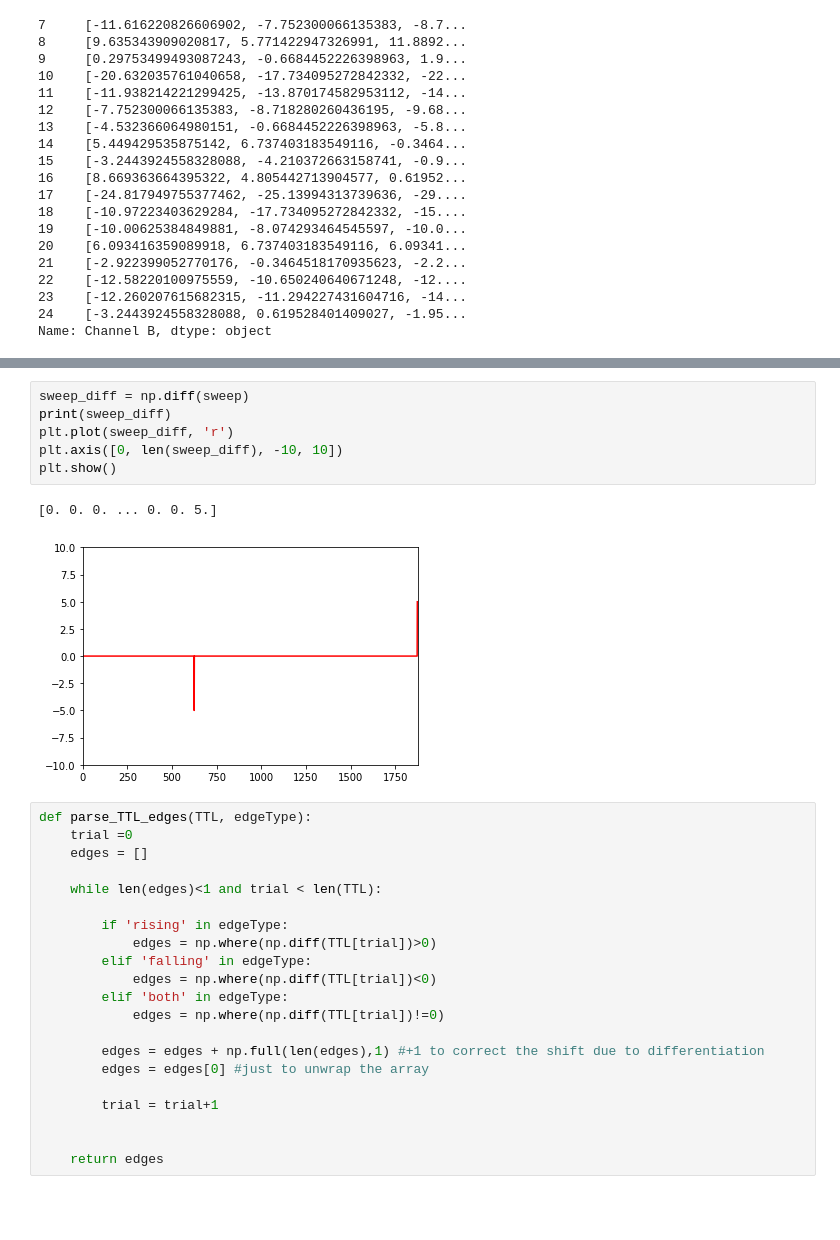
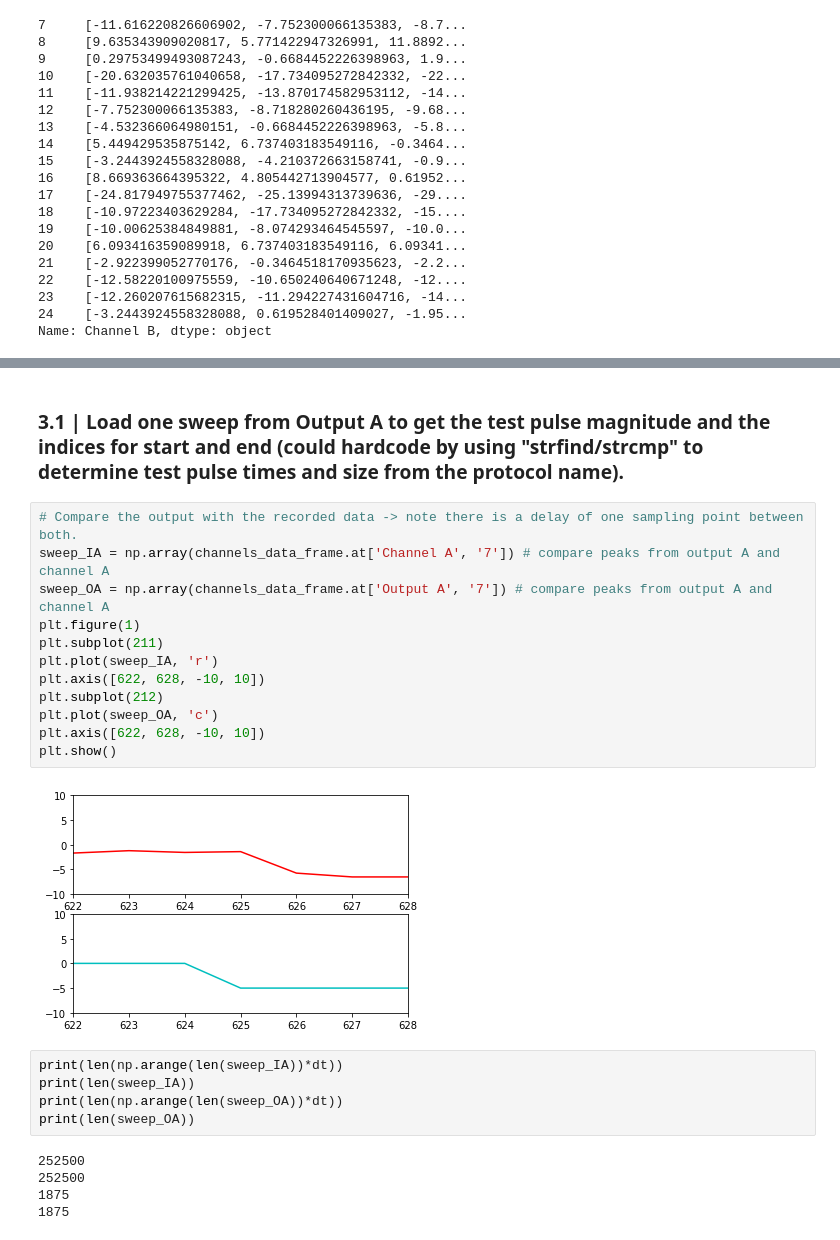
Before and after one commit to opavon/PAG_ephys_analysis, a Jupyter notebook: loose_seal/testpulse_Rseal_develop.ipynb, the cells around one changed output, grey strips where cells are left out. Cells and saved outputs as stored; diff of their text form; blank space fills up the shorter version.

```diff
--- a/loose_seal/testpulse_Rseal_develop.ipynb
+++ b/loose_seal/testpulse_Rseal_develop.ipynb
@@ -190,30 +183,26 @@ plt.show()
-# %%
-sweep_diff = np.diff(sweep)
-print(sweep_diff)
-plt.plot(sweep_diff, 'r')
-plt.axis([0, len(sweep_diff), -10, 10])
-plt.show()
-# %% [output]
-[0. 0. 0. ... 0. 0. 5.]
-[figure, removed]
-# %%
-def parse_TTL_edges(TTL, edgeType):
-    trial =0
-    edges = []
-
-    while len(edges)<1 and trial < len(TTL):
-
-        if 'rising' in edgeType:
-            edges = np.where(np.diff(TTL[trial])>0)
-        elif 'falling' in edgeType:
-            edges = np.where(np.diff(TTL[trial])<0)
-        elif 'both' in edgeType:
-            edges = np.where(np.diff(TTL[trial])!=0)
-
-        edges = edges + np.full(len(edges),1) #+1 to correct the shift due to differentiation
-        edges = edges[0] #just to unwrap the array
-
-        trial = trial+1
-
-
-    return edges
+# %% [markdown]
+### 3.1 | Load one sweep from Output A to get the test pulse magnitude and the indices for start and end (could hardcode by using "strfind/strcmp" to determine test pulse times and size from the protocol name).
+# %%
+# Compare the output with the recorded data -> note there is a delay of one sampling point between both.
+sweep_IA = np.array(channels_data_frame.at['Channel A', '7']) # compare peaks from output A and channel A
+sweep_OA = np.array(channels_data_frame.at['Output A', '7']) # compare peaks from output A and channel A
+plt.figure(1)
+plt.subplot(211)
+plt.plot(sweep_IA, 'r')
+plt.axis([622, 628, -10, 10])
+plt.subplot(212)
+plt.plot(sweep_OA, 'c')
+plt.axis([622, 628, -10, 10])
+plt.show()
+# %% [output]
+[figure, added]
+# %%
+print(len(np.arange(len(sweep_IA))*dt))
+print(len(sweep_IA))
+print(len(np.arange(len(sweep_OA))*dt))
+print(len(sweep_OA))
+# %% [output]
+252500
+252500
+1875
+1875
```
Also changed, not shown: parts of 15 cells of this notebook, 1 other file.
